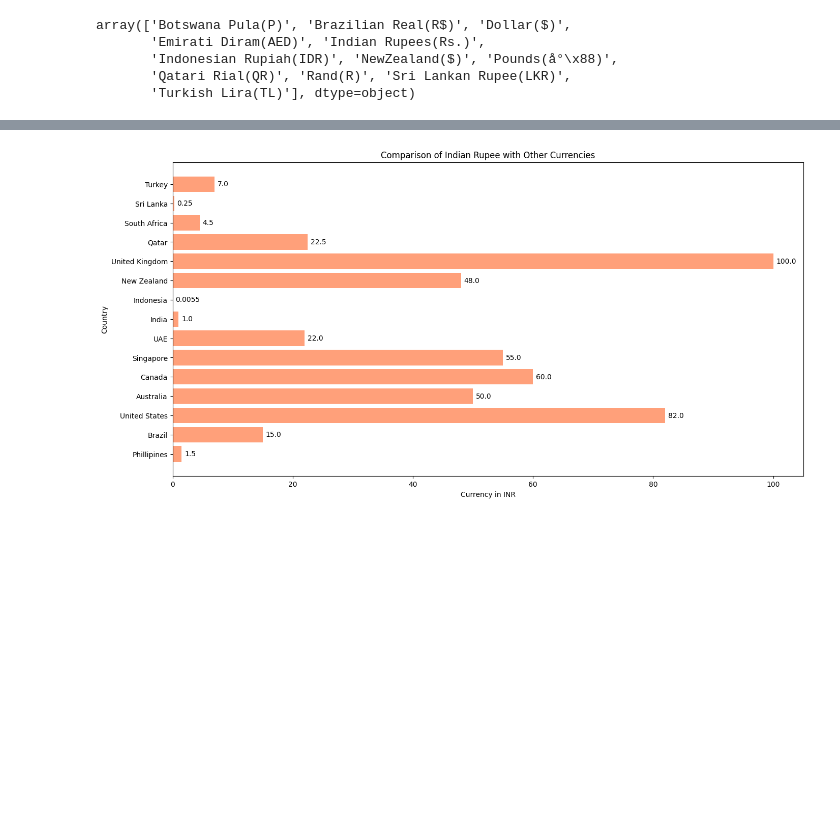
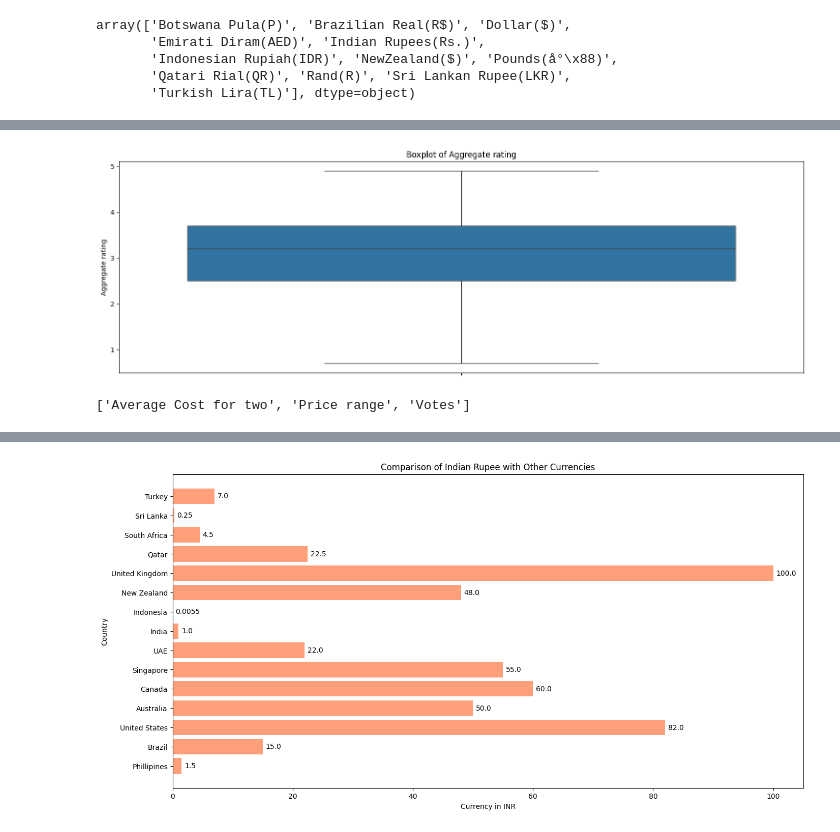
Before and after one commit to DIVYA-SANDEEP/ZomatoAnalysis, a Jupyter notebook: Zomato.ipynb, the cells around one changed output, grey strips where cells are left out. Drawn from its saved outputs; the diff is of its cells as text; code cells hidden in the pictures; blank space fills up the shorter version.

```diff
--- a/Zomato.ipynb
+++ b/Zomato.ipynb
@@ -161,0 +202,21 @@ zomato_df_cleaned = zomato_df[zomato_df['Restaurant Name'].str.strip() != '']
+# %%
+columns_of_interest = ['Aggregate rating']  # List of columns
+fig, axes = plt.subplots(nrows=1, ncols=len(columns_of_interest), figsize=(15, 5))
+
+# If there's only one column, axes will not be a list, so we need to handle it
+if len(columns_of_interest) == 1:
+    axes = [axes]  # Convert axes to a list for consistency
+
+for i, column in enumerate(columns_of_interest):
+    sns.boxplot(y=zomato_df_cleaned[column], ax=axes[i])
+    axes[i].set_title('Boxplot of {}'.format(column))
+
+plt.tight_layout()
+plt.show()
+# %% [output]
+[figure, added]
+# %%
+integer_data_cols = [var for var in zomato_df_cleaned.columns if zomato_df_cleaned[var].dtype == 'int64']
+integer_data_cols
+# %% [output]
+['Average Cost for two', 'Price range', 'Votes']
```
Also changed, not shown: parts of 21 cells of this notebook, 4 other files.
